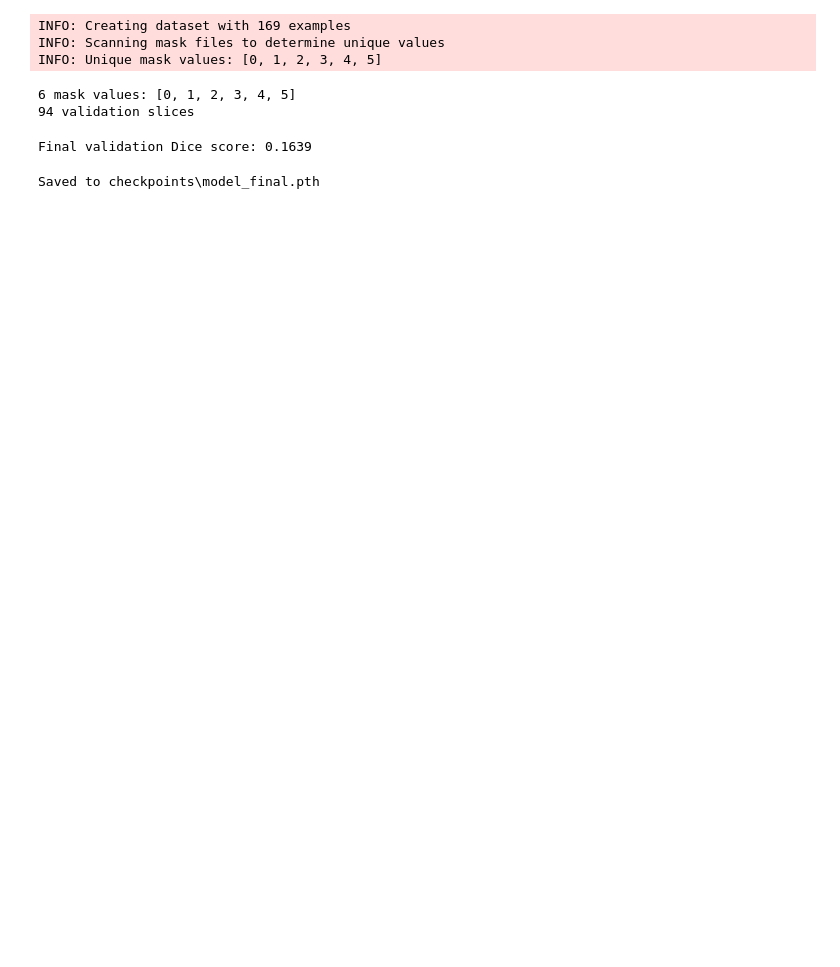
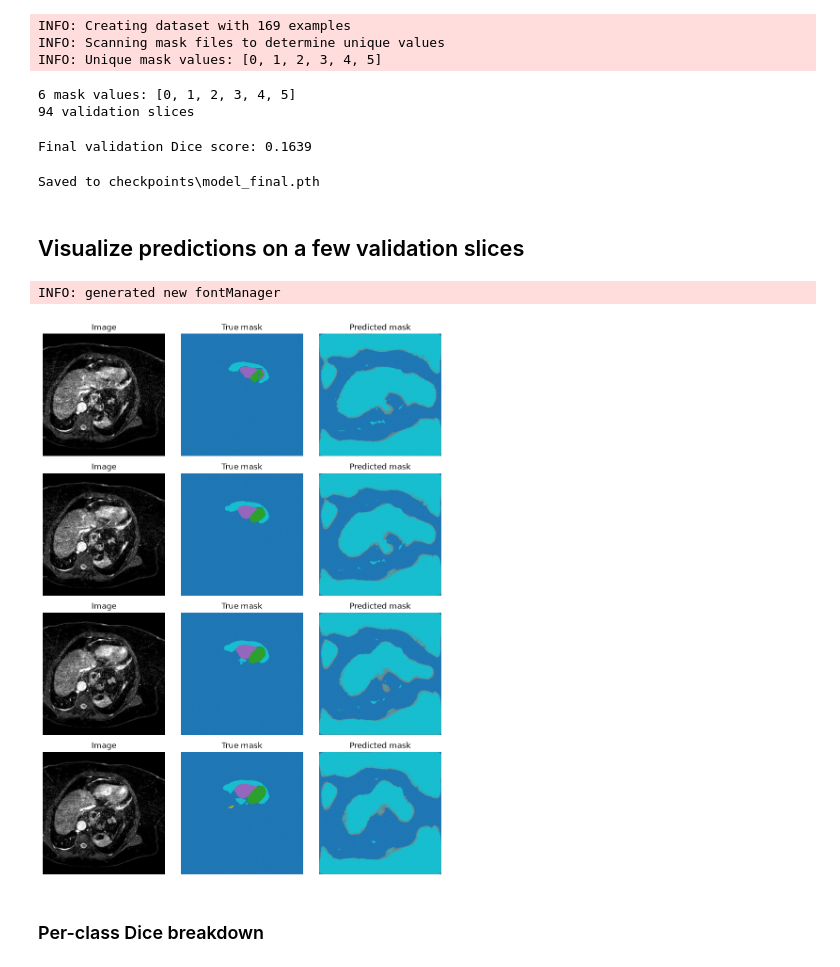
Before and after one commit to Josephgggg/heart_segmentation, a Jupyter notebook: unet_applied.ipynb, the cells around one changed output. Cells and saved outputs as stored; diff of their text form; code cells hidden in the pictures; blank space fills up the shorter version.

Commit message:
feat: add evaluation and prediction code
add code that evaluates the performance of the trained model and uses it for prediction.

```diff
--- a/unet_applied.ipynb
+++ b/unet_applied.ipynb
@@ -117,3 +128,30 @@ torch.save(state_dict, dir_checkpoint / 'model_final.pth')
 print('Saved to', dir_checkpoint / 'model_final.pth')
 # %% [output]
 Saved to checkpoints\model_final.pth
+# %% [markdown]
+## Visualize predictions on a few validation slices
+# %%
+import matplotlib.pyplot as plt
+
+model.eval()
+batch = next(iter(val_loader))
+images, true_masks = batch['image'], batch['mask']
+
+with torch.no_grad():
+    images_dev = images.to(device=device, dtype=torch.float32, memory_format=torch.channels_last)
+    preds = model(images_dev).argmax(dim=1).cpu()
+
+n_show = min(4, images.shape[0])
+fig, ax = plt.subplots(n_show, 3, figsize=(9, 3 * n_show))
+for i in range(n_show):
+    ax[i, 0].imshow(images[i, 0], cmap='gray');   ax[i, 0].set_title('Image')
+    ax[i, 1].imshow(true_masks[i], cmap='tab10'); ax[i, 1].set_title('True mask')
+    ax[i, 2].imshow(preds[i], cmap='tab10');      ax[i, 2].set_title('Predicted mask')
+    for a in ax[i]: a.axis('off')
+plt.tight_layout()
+plt.show()
+# %% [output]
+INFO: generated new fontManager
+[figure, added]
+# %% [markdown]
+### Per-class Dice breakdown
```
Also changed, not shown: parts of 7 cells of this notebook.
